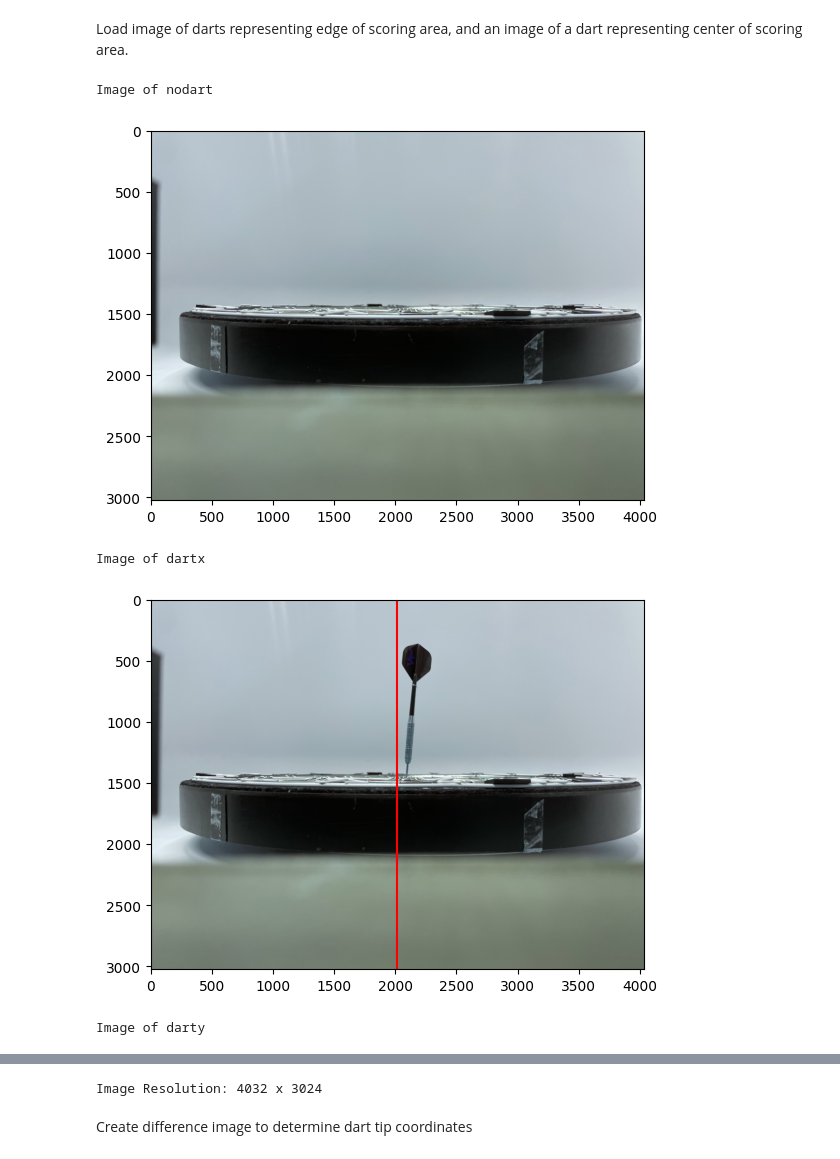
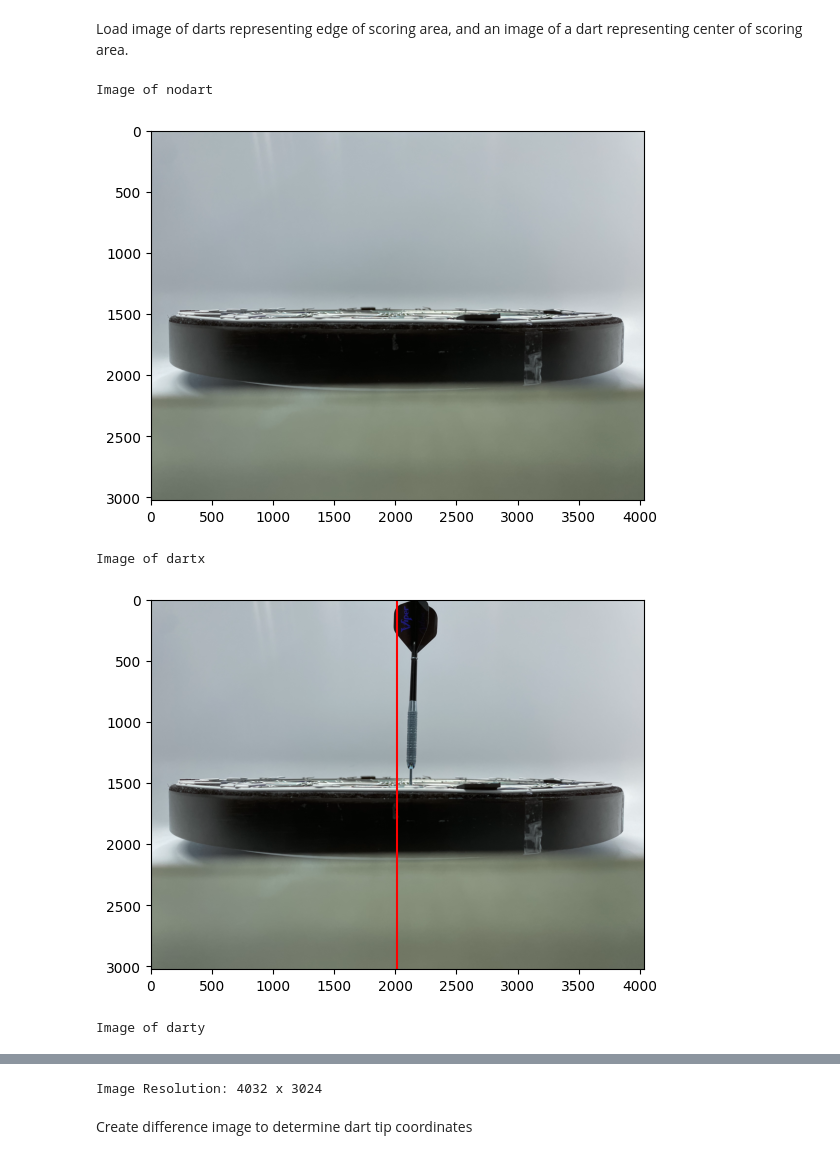
Before and after one commit to zkashef/SmokingDartsv2, a Jupyter notebook: core/proof_of_scoring.ipynb, the cells around one changed output, grey strips where cells are left out. Drawn from its saved outputs; the diff is of its cells as text; code cells hidden in the pictures.

```diff
--- a/core/proof_of_scoring.ipynb
+++ b/core/proof_of_scoring.ipynb
@@ -16,30 +16,30 @@ print(parent_dir)
 Load image of darts representing edge of scoring area, and an image of a dart representing center of scoring area.
 # %%
 # load images
-image_nodart = cv2.imread(os.path.join(parent_dir, 'images/3-2-23/', 'nodart_1.jpeg'))
-image_dartX = cv2.imread(os.path.join(parent_dir, 'images/3-2-23/', 'dart_1_2.jpeg'))
-image_dartY = cv2.imread(os.path.join(parent_dir, 'images/3-2-23/', 'dart_1_2.jpeg'))
+image_nodart = cv2.imread(os.path.join(parent_dir, 'images/3-2-23/', 'nodart_3.jpeg'))
+image_dartX = cv2.imread(os.path.join(parent_dir, 'images/3-2-23/', 'dartx_3_1.jpeg'))
+image_dartY = cv2.imread(os.path.join(parent_dir, 'images/3-2-23/', 'darty_3.jpeg'))
 
 # display images
 print("Image of nodart")
 plt.imshow(image_nodart)
 plt.show()
 
 print("Image of dartx")
 plt.plot([image_dartX.shape[1]//2, image_dartX.shape[1]//2], [0, image_dartX.shape[0]], 'r-')
 plt.imshow(image_dartX)
 plt.show()
 
 print("Image of darty")
 plt.plot([image_dartY.shape[1]//2, image_dartY.shape[1]//2], [0, image_dartY.shape[0]], 'r-')
 plt.imshow(image_dartY)
 plt.show()
 
 image_height, image_width, channels = image_nodart.shape
 print('Image Resolution: {} x {}'.format(image_width, image_height))
 # %% [output]
 Image of nodart
-[figure, old version]
+[figure, new version]
 Image of dartx
-[figure, old version]
+[figure, new version]
 Image of darty
```
Also changed, not shown: parts of 5 cells of this notebook, 1 other file.
